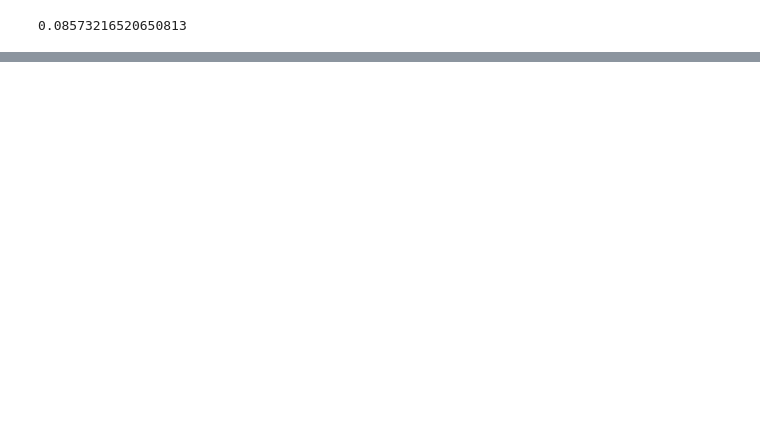
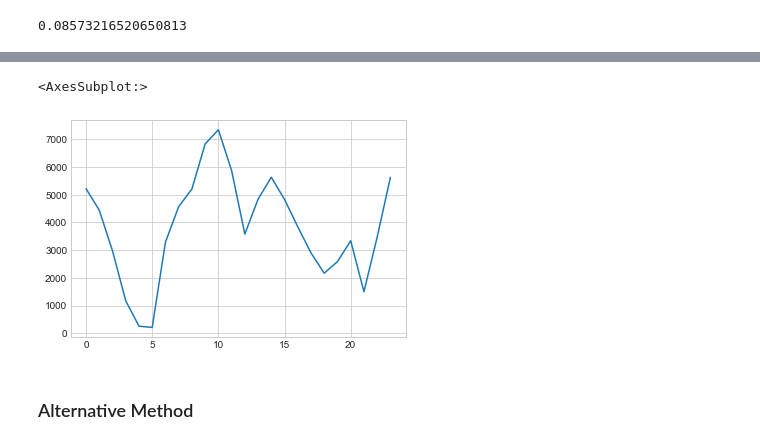
Before and after one commit to benkaan001/pandas_and_beyond, a Jupyter notebook: analyze_data/04_standford_open_policing_project.ipynb, the cells around one changed output, grey strips where cells are left out. Cells and saved outputs as stored; diff of their text form; code cells hidden in the pictures; blank space fills up the shorter version.

```diff
--- a/analyze_data/04_standford_open_policing_project.ipynb
+++ b/analyze_data/04_standford_open_policing_project.ipynb
@@ -432,0 +720,10 @@ police_df.search_type.str.contains('Protective Frisk').mean()
+# %%
+police_df.stop_datetime.dt.hour \
+    .value_counts() \
+    .sort_index() \
+    .plot()
+# %% [output]
+<AxesSubplot:>
+[figure, added]
+# %% [markdown]
+### Alternative Method
```
Also changed, not shown: parts of 113 cells of this notebook.
